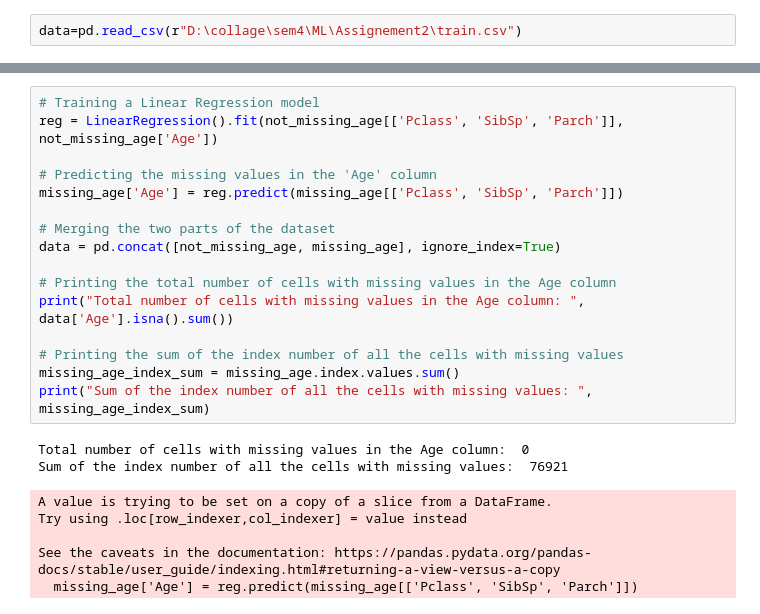
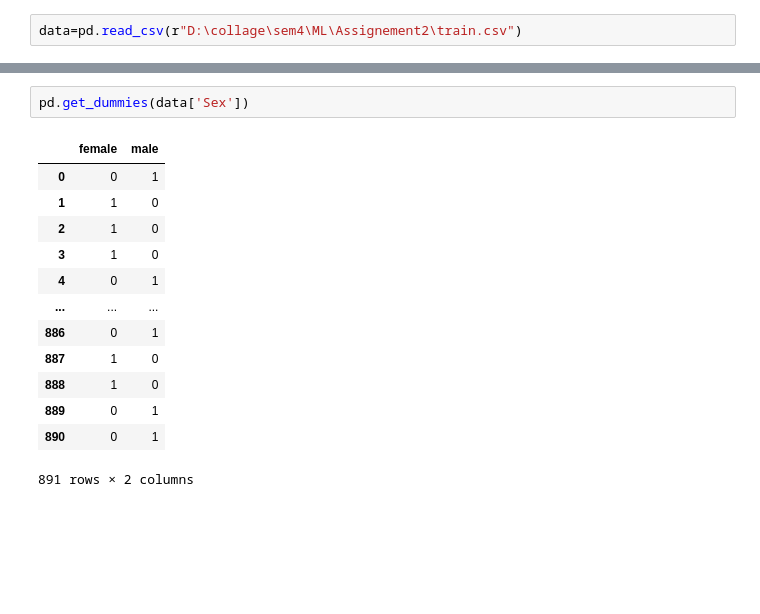
Before and after one commit to adivya-jain/Machine-Learning-Basics, a Jupyter notebook: Untitled.ipynb, the cells around one changed output, grey strips where cells are left out. Cells and saved outputs as stored; diff of their text form; blank space fills up the shorter version.

```diff
--- a/Untitled.ipynb
+++ b/Untitled.ipynb
@@ -106,24 +70,16 @@ Total number of cells with missing value is: 0
-# %%
-# Training a Linear Regression model
-reg = LinearRegression().fit(not_missing_age[['Pclass', 'SibSp', 'Parch']], not_missing_age['Age'])
-
-# Predicting the missing values in the 'Age' column
-missing_age['Age'] = reg.predict(missing_age[['Pclass', 'SibSp', 'Parch']])
-
-# Merging the two parts of the dataset
-data = pd.concat([not_missing_age, missing_age], ignore_index=True)
-
-# Printing the total number of cells with missing values in the Age column
-print("Total number of cells with missing values in the Age column: ", data['Age'].isna().sum())
-
-# Printing the sum of the index number of all the cells with missing values
-missing_age_index_sum = missing_age.index.values.sum()
-print("Sum of the index number of all the cells with missing values: ", missing_age_index_sum)
-# %% [output]
-Total number of cells with missing values in the Age column:  0
-Sum of the index number of all the cells with missing values:  76921
-A value is trying to be set on a copy of a slice from a DataFrame.
-Try using .loc[row_indexer,col_indexer] = value instead
-
-See the caveats in the documentation: https://pandas.pydata.org/pandas-docs/stable/user_guide/indexing.html#returning-a-view-versus-a-copy
-  missing_age['Age'] = reg.predict(missing_age[['Pclass', 'SibSp', 'Parch']])
+# %%
+pd.get_dummies(data['Sex'])
+# %% [output]
+|  | female | male |
+| 0 | 0 | 1 |
+| 1 | 1 | 0 |
+| 2 | 1 | 0 |
+| 3 | 1 | 0 |
+| 4 | 0 | 1 |
+| ... | ... | ... |
+| 886 | 0 | 1 |
+| 887 | 1 | 0 |
+| 888 | 1 | 0 |
+| 889 | 0 | 1 |
+| 890 | 0 | 1 |
+891 rows × 2 columns
```
Also changed, not shown: parts of 24 cells of this notebook.
